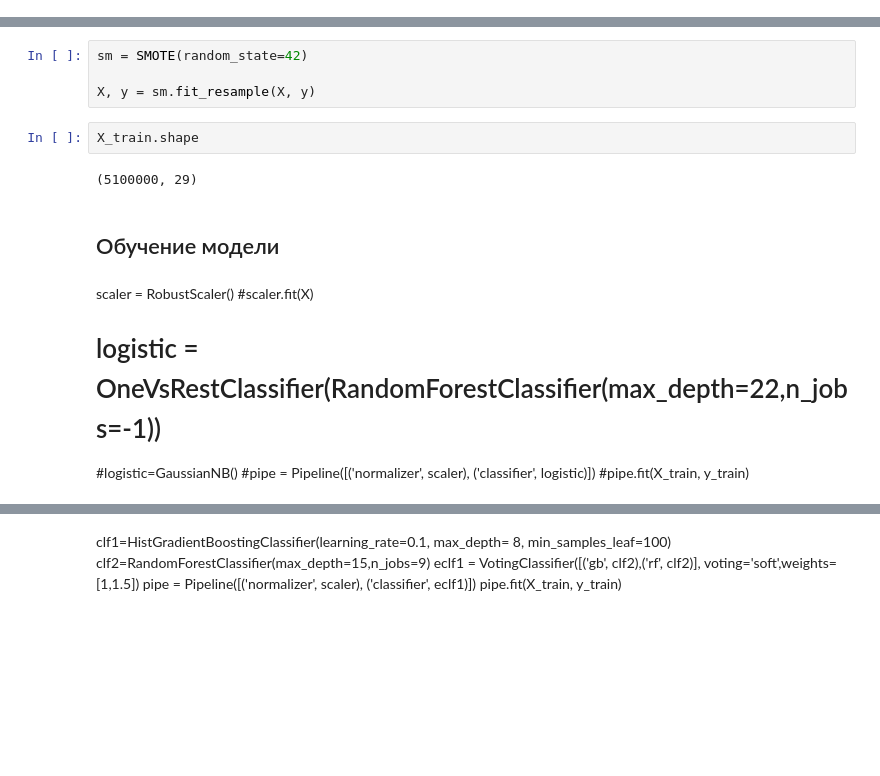
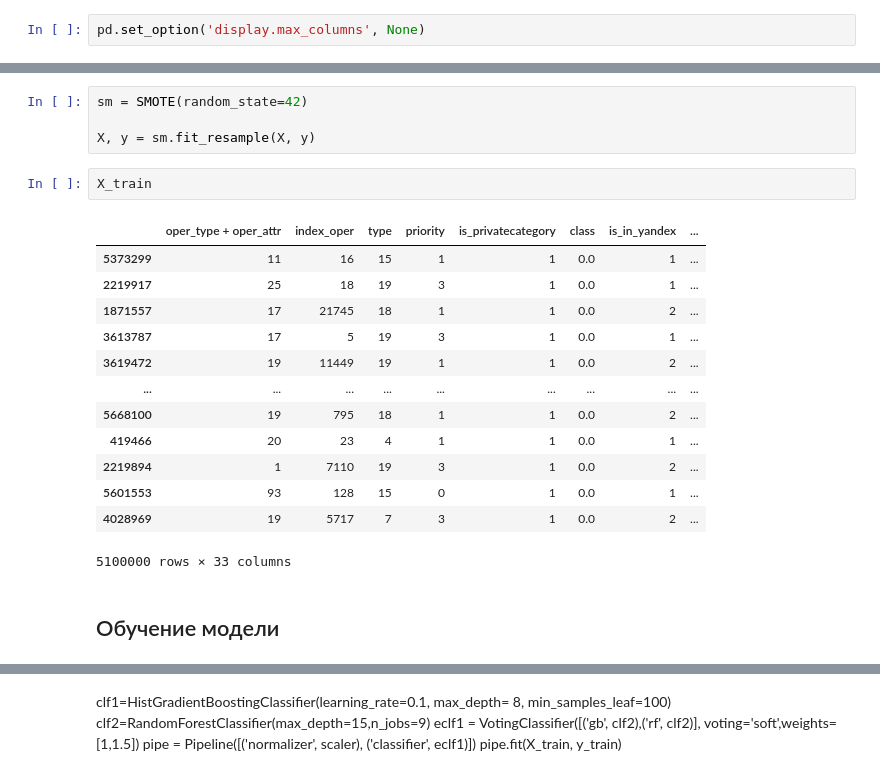
Before and after one commit to genalll/mlsport3, a Jupyter notebook: nero.ipynb, the cells around one changed output, grey strips where cells are left out. Saved outputs shown, nothing was run; the diff lists cells and outputs as text; blank space fills up the shorter version.

```diff
--- a/nero.ipynb
+++ b/nero.ipynb
@@ -59,3 +59,5 @@ To enable them in other operations, rebuild TensorFlow with the appropriate comp
+# %%
+pd.set_option('display.max_columns', None)
 # %%
 df = pd.read_csv("train_frame.csv",low_memory=False)
 df
@@ -99,15 +151,20 @@ sm = SMOTE(random_state=42)
 
 X, y = sm.fit_resample(X, y)
 # %%
-X_train.shape
+X_train
 # %% [output]
+|  | oper_type + oper_attr | index_oper | type | priority | is_privatecategory | class | is_in_yandex | ... |
+| 5373299 | 11 | 16 | 15 | 1 | 1 | 0.0 | 1 | ... |
+| 2219917 | 25 | 18 | 19 | 3 | 1 | 0.0 | 1 | ... |
+| 1871557 | 17 | 21745 | 18 | 1 | 1 | 0.0 | 2 | ... |
+| 3613787 | 17 | 5 | 19 | 3 | 1 | 0.0 | 1 | ... |
+| 3619472 | 19 | 11449 | 19 | 1 | 1 | 0.0 | 2 | ... |
+| ... | ... | ... | ... | ... | ... | ... | ... | ... |
+| 5668100 | 19 | 795 | 18 | 1 | 1 | 0.0 | 2 | ... |
+| 419466 | 20 | 23 | 4 | 1 | 1 | 0.0 | 1 | ... |
+| 2219894 | 1 | 7110 | 19 | 3 | 1 | 0.0 | 2 | ... |
+| 5601553 | 93 | 128 | 15 | 0 | 1 | 0.0 | 1 | ... |
+| 4028969 | 19 | 5717 | 7 | 3 | 1 | 0.0 | 2 | ... |
-(5100000, 29)
+5100000 rows × 33 columns
 # %% [markdown]
 ## Обучение модели
-# %% [markdown]
-scaler = RobustScaler()
-#scaler.fit(X)
-# logistic = OneVsRestClassifier(RandomForestClassifier(max_depth=22,n_jobs=-1))
-#logistic=GaussianNB()
-#pipe = Pipeline([('normalizer', scaler), ('classifier', logistic)])
-#pipe.fit(X_train, y_train)
```
Also changed, not shown: parts of 26 cells of this notebook, 5 other files.
